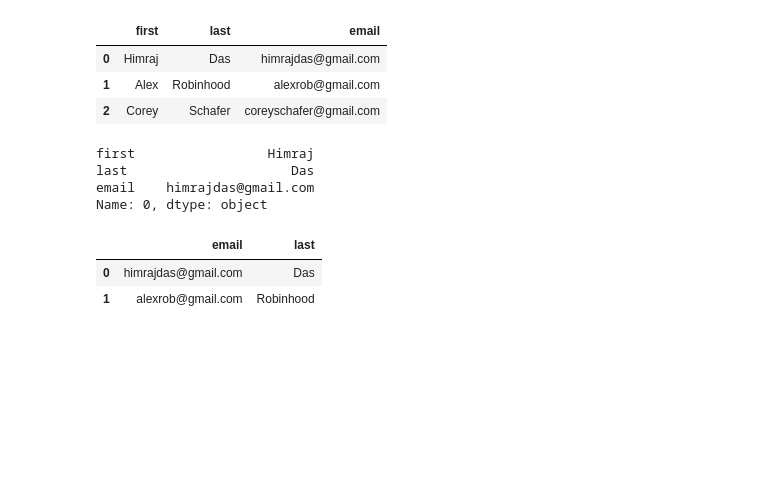
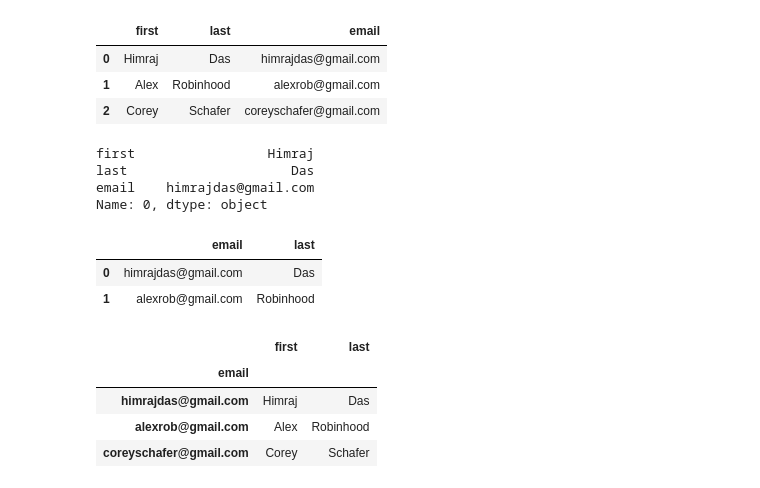
Before and after one commit to HimrajDas/Pandas, a Jupyter notebook: snippets.ipynb, the cells around one changed output. Saved outputs shown, nothing was run; the diff lists cells and outputs as text; code cells hidden in the pictures; blank space fills up the shorter version.

```diff
--- a/snippets.ipynb
+++ b/snippets.ipynb
@@ -91,0 +95,8 @@ df.loc[[0, 1], ["email", "last"]]
+# %%
+df
+# %% [output]
+|  | first | last |
+| email |  |  |
+| himrajdas@gmail.com | Himraj | Das |
+| alexrob@gmail.com | Alex | Robinhood |
+| coreyschafer@gmail.com | Corey | Schafer |
```
Also changed, not shown: parts of 4 cells of this notebook, 1 other file.
